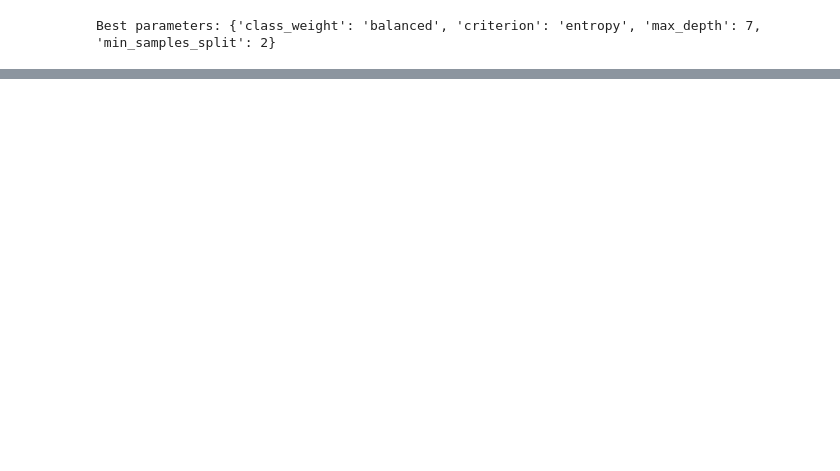
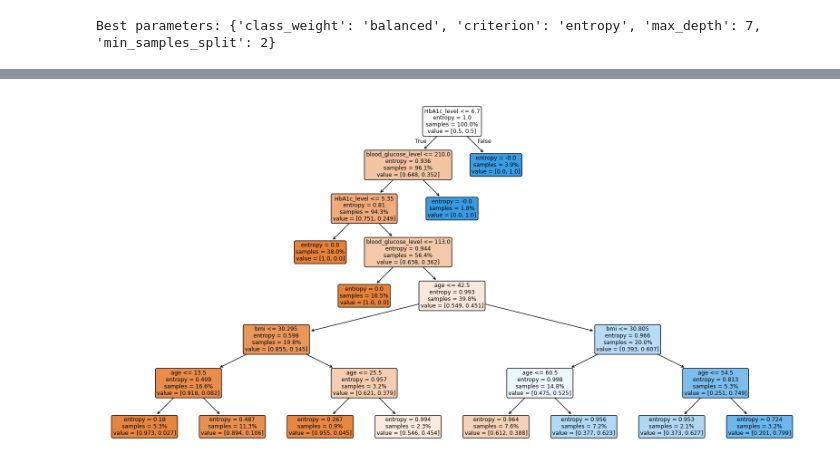
Before and after one commit to PhuNN16/CECS456-Final-Project, a Jupyter notebook: FinalProject.ipynb, the cells around one changed output, grey strips where cells are left out. Cells and saved outputs as stored; diff of their text form; code cells hidden in the pictures; blank space fills up the shorter version.

```diff
--- a/FinalProject.ipynb
+++ b/FinalProject.ipynb
@@ -409,0 +444,11 @@ Training Data       0.99      0.89      0.94     18292
+# %%
+plt.figure(figsize=(20,10))
+plot_tree(clf,
+          feature_names=X.columns,
+          class_names=df['diabetes'].unique if categorical_cols.any() else None,
+          filled=True,
+          rounded=True,
+          proportion=True)
+plt.show()
+# %% [output]
+[figure, added]
```
Also changed, not shown: parts of 17 cells of this notebook.
